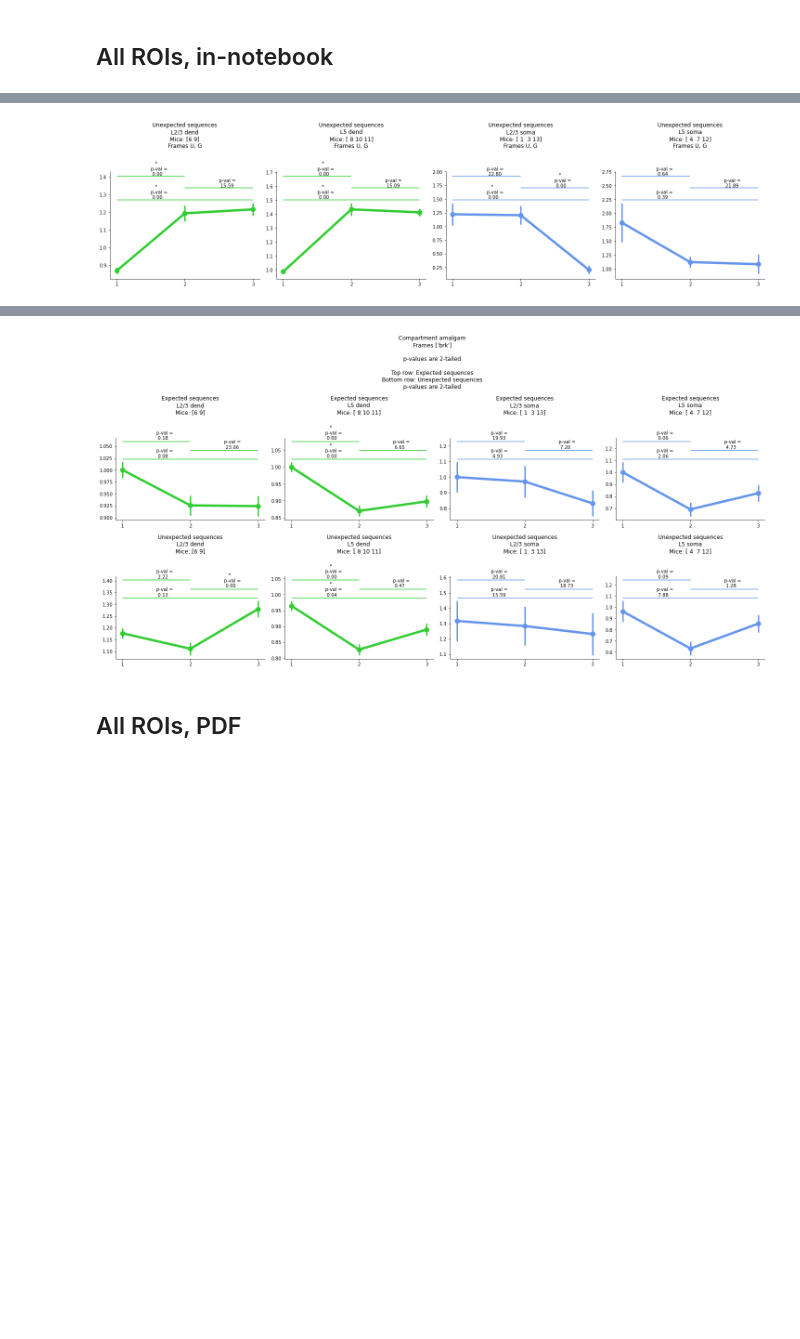
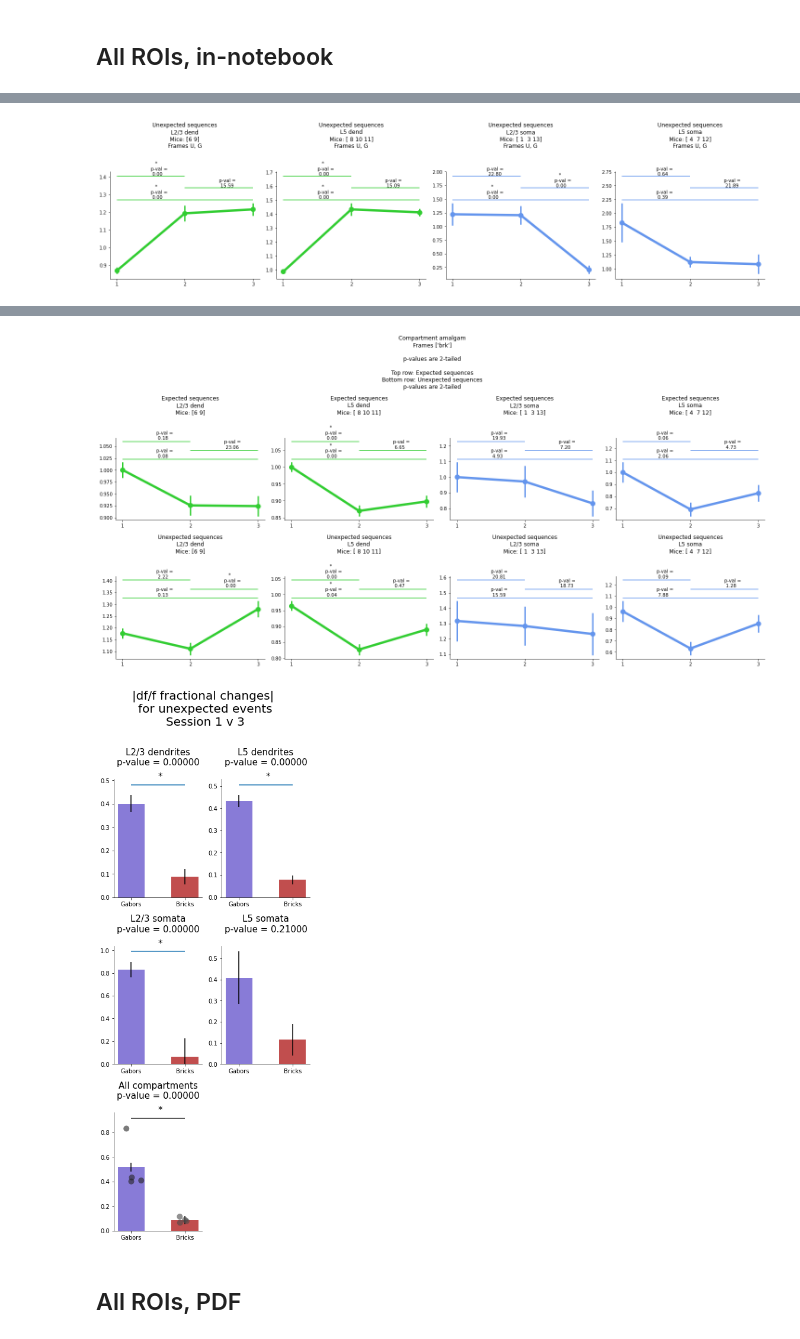
Before and after one commit to colleenjg/OpenScope_CA_Analysis, a Jupyter notebook: analysis/jp/notebooks/mean-dff-changes-over-days--generate-and-plot-data.ipynb, the cells around one changed output, grey strips where cells are left out. Cells and saved outputs as stored; diff of their text form; code cells hidden in the pictures; blank space fills up the shorter version.

```diff
--- a/analysis/jp/notebooks/mean-dff-changes-over-days--generate-and-plot-data.ipynb
+++ b/analysis/jp/notebooks/mean-dff-changes-over-days--generate-and-plot-data.ipynb
@@ -125,3 +120,16 @@ layer L5 compartment dend
 layer L2/3 compartment soma
 layer L5 compartment soma
 889.6 sec
+# %%
+"""
+Generate absolute fractional changes dataframe for unexpected stimuli
+"""
+
+t = time.time()
+
+dff_unexp_abs_frac_changes_df = \
+    mda.make_unexp_frac_changes_df(gab_all_dug_lyr_cmpt_dff_normed_df,
+                                   brk_all_lyr_cmpt_dff_normed_df,
+                                   n_perm=1e5, n_bstrap=1e4)
+
+print('{:.2f}'.format(time.time()-t))
@@ -274,33 +312,43 @@ figsize=(20,10)
 frames = ['brk']
 fig = mdp.make_text_slide('Compartmental breakdown\n\n\nFrames {}'.format(frames),
                           figsize=(20,20))
 fig = mdp.plot_layer_compartment_df(brk_all_lyr_cmpt_dff_normed_df, mouse_df, frames,
                                     sess_ns, figsize=figsize,
                                     expec_str_list=['expec', 'unexp'],
                                     title_frames=False)
+
+#################
+
+# Fractional changes comparison
+
+figsize=(10,10)
+bonf_n = 5
+alpha = 0.05 / bonf_n
+fig = mdp.plot_absolute_fractional_changes(dff_unexp_abs_frac_changes_df, alpha)
 # %% [output]
 layer L2/3 compartment dend
 layer L5 compartment dend
 layer L2/3 compartment soma
 layer L5 compartment soma
 layer L2/3 compartment dend
 layer L5 compartment dend
 layer L2/3 compartment soma
 layer L5 compartment soma
 layer L2/3 compartment dend
 layer L5 compartment dend
 layer L2/3 compartment soma
 layer L5 compartment soma
 layer L2/3 compartment dend
 layer L5 compartment dend
 layer L2/3 compartment soma
 layer L5 compartment soma
 [figure]
 [figure]
 [figure]
 [figure]
 [figure]
 [figure]
+[figure, added]
 # %% [markdown]
 ## All ROIs, PDF
 # %%
```
Also changed, not shown: parts of 7 cells of this notebook, 17 other files.
